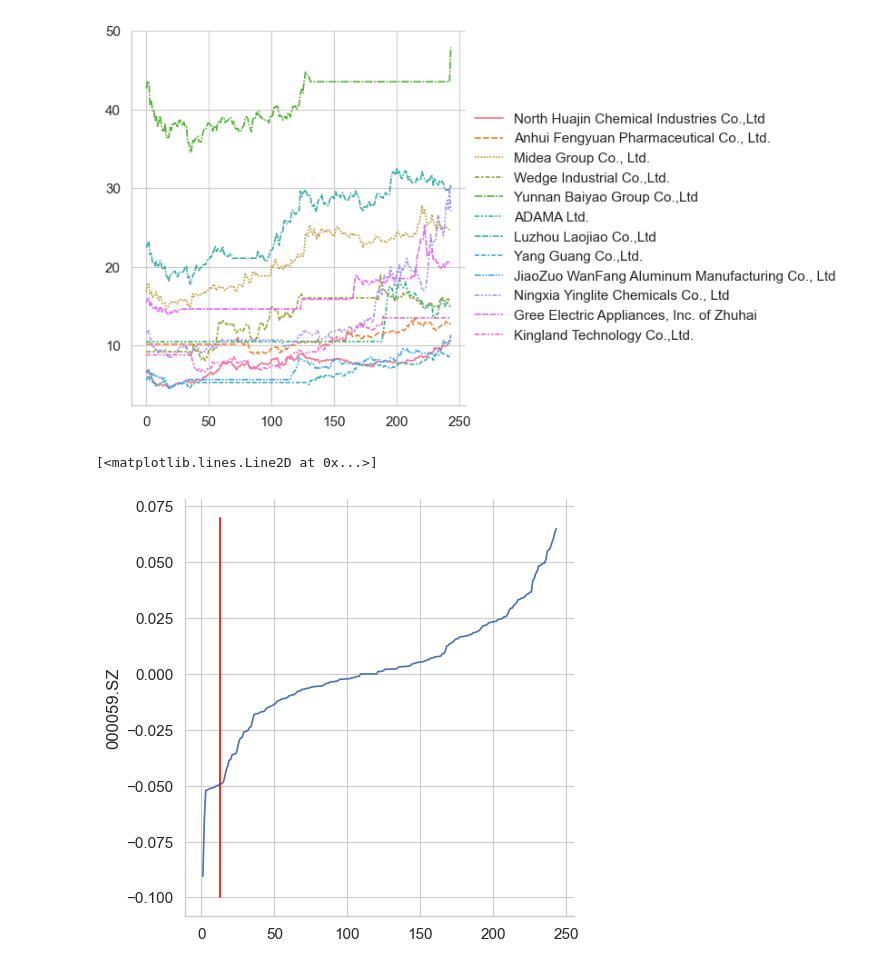
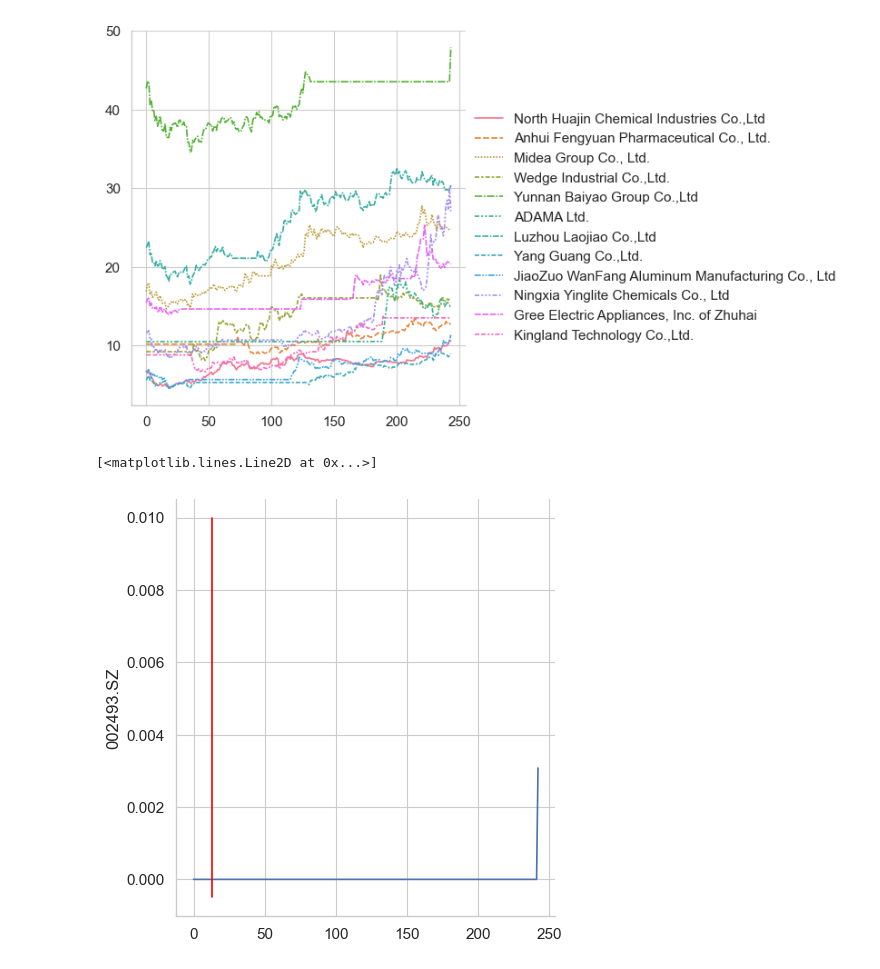
Before and after one commit to X-D-R/ChinaStockMarket, a Jupyter notebook: GetInfo.ipynb, the cells around one changed output. Cells and saved outputs as stored; diff of their text form; code cells hidden in the pictures.

```diff
--- a/GetInfo.ipynb
+++ b/GetInfo.ipynb
@@ -77,8 +66,12 @@ data_VaR.to_excel('outputReturnsVaR.xlsx', index=False) # их нужно отс
-# %%
-data_VaR = pd.read_excel('outputReturnsVaR.xlsx')
-sns.relplot(data=data_VaR, kind="line", x=np.arange(244), y="000059.SZ")
-plt.plot([13, 13], [-0.1, 0.07], color="red") # линия отсечения (5%)
-# %% [output]
-[<matplotlib.lines.Line2D at 0x...>]
-[figure, removed]
+# %%
+data_VaR = pd.read_excel('outputNewReturnsVaR.xlsx')
+for col in data_VaR.columns:
+    data_VaR[col] = np.sort(data_VaR[col])
+# %%
+data_VaR.to_excel('outputNewReturnsVaR.xlsx', index=False)
+sns.relplot(data=data_VaR, kind="line", x=np.arange(244), y="002493.SZ")
+plt.plot([13, 13], [-0.0005, 0.01], color="red") # линия отсечения (5%)
+# %% [output]
+[<matplotlib.lines.Line2D at 0x...>]
+[figure, added]
 # %%
```
Also changed, not shown: parts of 10 cells of this notebook, 8 other files.
